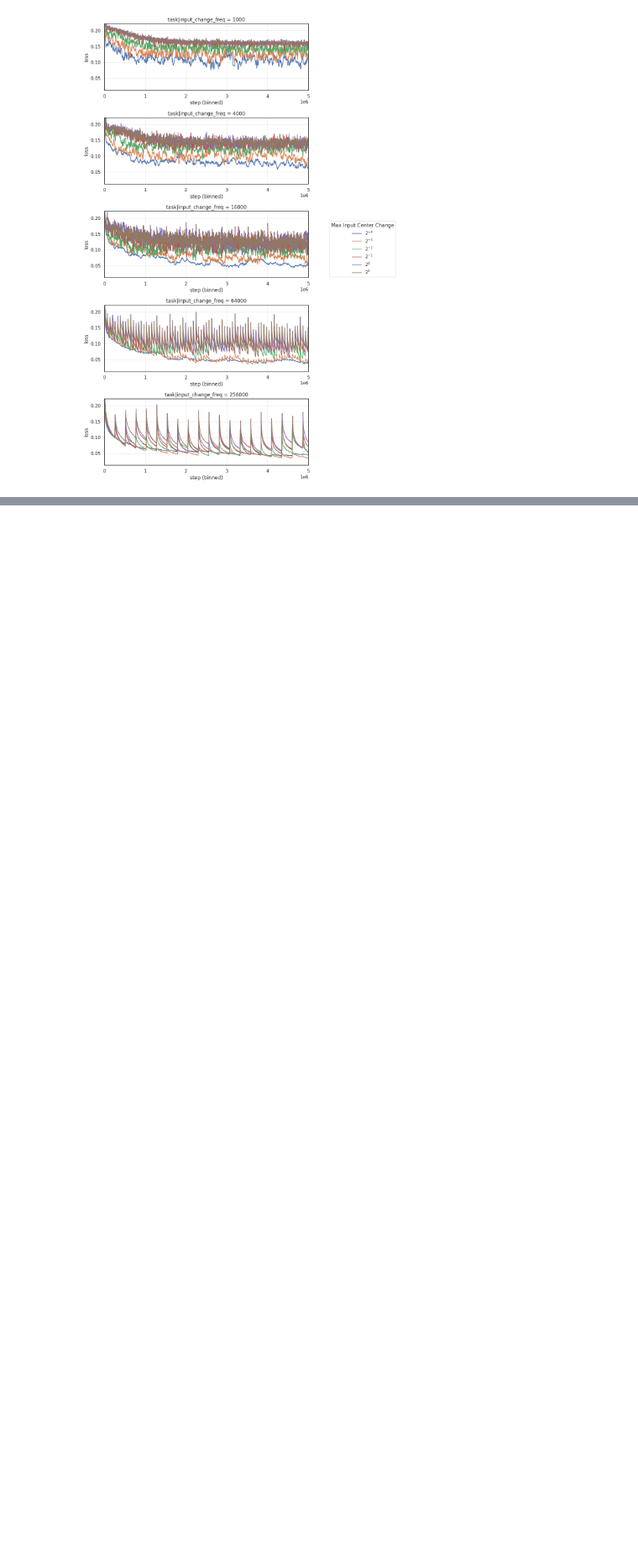
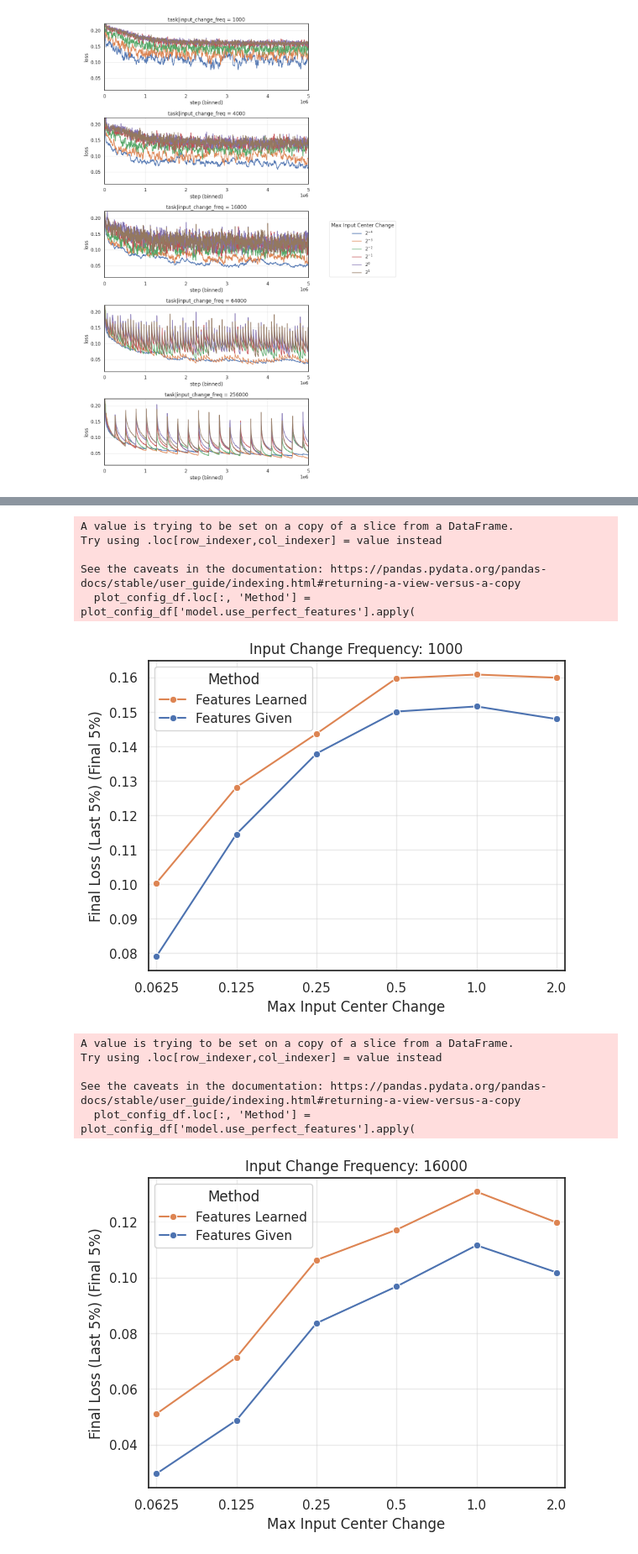
Before and after one commit to ejmejm/phd_research, a Jupyter notebook: phd/feature_search/analysis/core_transient_task/problem_variations.ipynb, the cells around one changed output, grey strips where cells are left out. Shown at 84% size. Saved outputs shown, nothing was run; the diff lists cells and outputs as text; code cells hidden in the pictures; blank space fills up the shorter version.

```diff
--- a/phd/feature_search/analysis/core_transient_task/problem_variations.ipynb
+++ b/phd/feature_search/analysis/core_transient_task/problem_variations.ipynb
@@ -94,0 +208,43 @@ plot_param_sensitivity(
+# %%
+combined_run_df = pd.concat(run_dfs.values())
+combined_config_df = pd.concat(config_dfs.values())
+
+for change_freq in [1000, 16000, 256000]:
+    plot_run_df, plot_config_df = select_experiment_runs(
+        run_df = combined_run_df,
+        config_df = combined_config_df,
+        chosen_values = {
+            'task|input_change_freq': change_freq,
+        },
+    )
+
+    plot_config_df.loc[:, 'Method'] = plot_config_df['model.use_perfect_features'].apply(
+        lambda x: 'Features Given' if x == True else 'Features Learned'
+    )
+
+    plot_param_sensitivity(
+        run_df = plot_run_df,
+        config_df = plot_config_df,
+        x_col = 'task|max_input_center_change',
+        title = 'Performance on Core Transient Task',
+        x_label = 'Max Input Center Change',
+        y_label = 'Final Loss (Last 5%)',
+        hue_col = 'Method',
+        metric_type = 'final_avg',
+        pow_2_legend = True,
+    )
+    plt.title(f'Input Change Frequency: {change_freq}')
+    plt.show()
+# %% [output]
+A value is trying to be set on a copy of a slice from a DataFrame.
+Try using .loc[row_indexer,col_indexer] = value instead
+
+See the caveats in the documentation: https://pandas.pydata.org/pandas-docs/stable/user_guide/indexing.html#returning-a-view-versus-a-copy
+  plot_config_df.loc[:, 'Method'] = plot_config_df['model.use_perfect_features'].apply(
+[figure, added]
+A value is trying to be set on a copy of a slice from a DataFrame.
+Try using .loc[row_indexer,col_indexer] = value instead
+
+See the caveats in the documentation: https://pandas.pydata.org/pandas-docs/stable/user_guide/indexing.html#returning-a-view-versus-a-copy
+  plot_config_df.loc[:, 'Method'] = plot_config_df['model.use_perfect_features'].apply(
+[figure, added]
```
Also changed, not shown: parts of 14 cells of this notebook.
